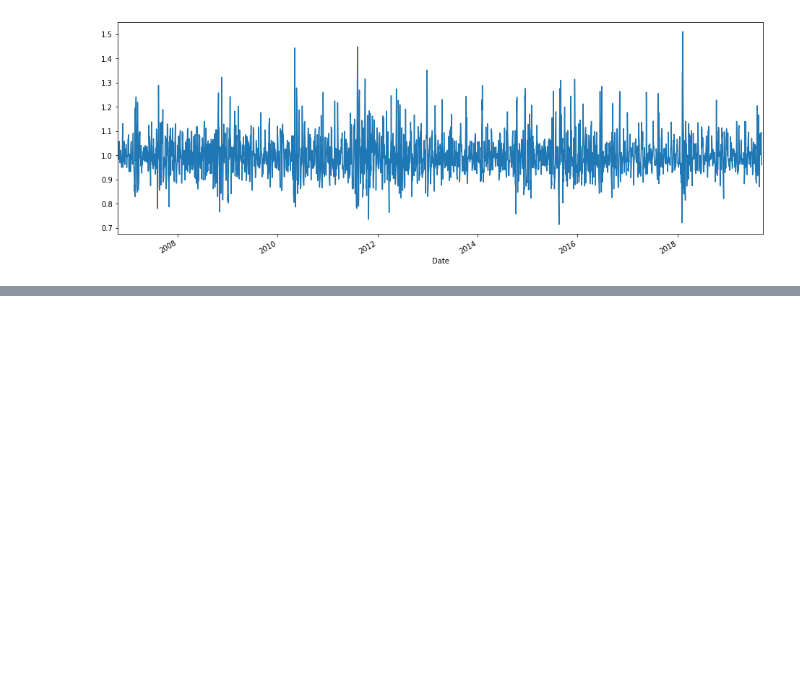
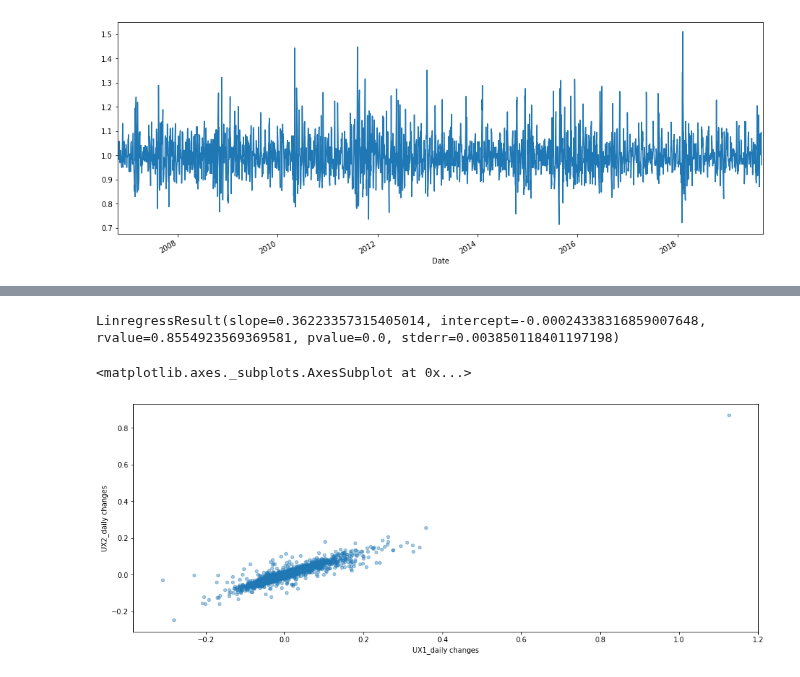
Before and after one commit to Berkat0789/Data_Analysis, a Jupyter notebook: Personal Projects/Jeff Benton/Daily Changes .ipynb, the cells around one changed output, grey strips where cells are left out. Drawn from its saved outputs; the diff is of its cells as text; code cells hidden in the pictures; blank space fills up the shorter version.

```diff
--- a/Personal Projects/Jeff Benton/Daily Changes .ipynb
+++ b/Personal Projects/Jeff Benton/Daily Changes .ipynb
@@ -78,0 +109,10 @@ Ets_result.resid.plot(figsize = (16,6))
+# %%
+results
+# %% [output]
+LinregressResult(slope=0.36223357315405014, intercept=-0.00024338316859007648, rvalue=0.8554923569369581, pvalue=0.0, stderr=0.003850118401197198)
+# %%
+futures_data.plot(kind = "scatter", x = "UX1_daily changes", y = "UX2_daily changes", figsize = (16,6), alpha = 0.4)
+plt.pl
+# %% [output]
+<matplotlib.axes._subplots.AxesSubplot at 0x...>
+[figure, added]
```
Also changed, not shown: parts of 7 cells of this notebook.
